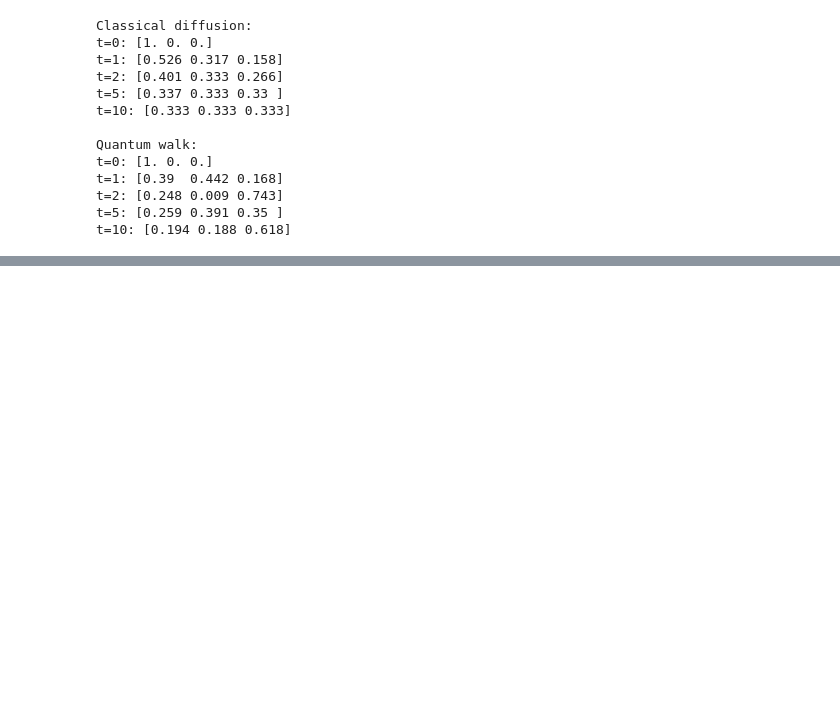
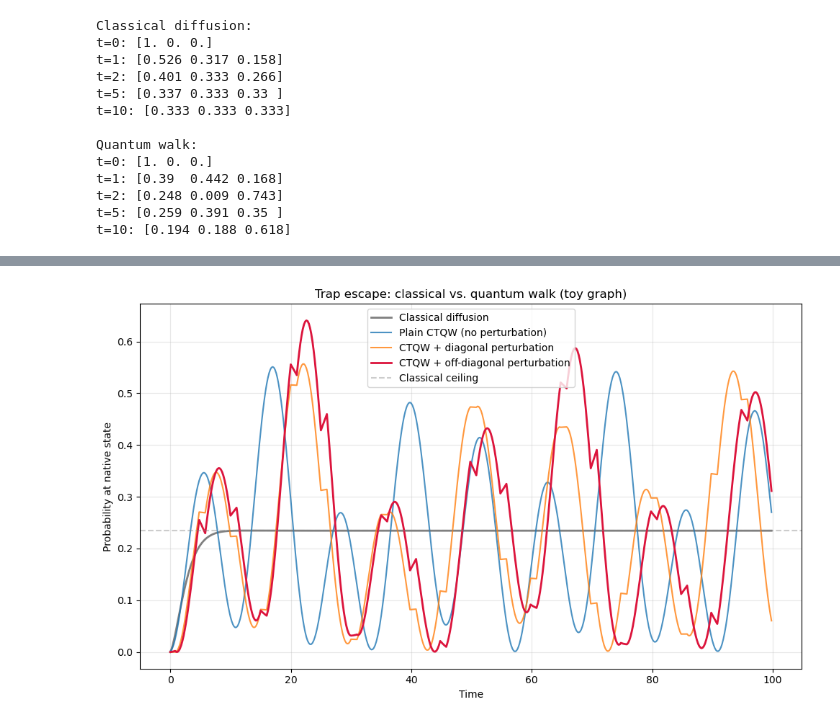
Before and after one commit to DivyaS09122006/Chaperonin_project, a Jupyter notebook: test_msm.ipynb, the cells around one changed output, grey strips where cells are left out. Saved outputs shown, nothing was run; the diff lists cells and outputs as text; code cells hidden in the pictures; blank space fills up the shorter version.

Commit message:
we made a bigger graph and tried to pull out more meaningful patterns... interesting graph

```diff
--- a/test_msm.ipynb
+++ b/test_msm.ipynb
@@ -131,0 +646,24 @@ t=10: [0.194 0.188 0.618]
+# %%
+import matplotlib.pyplot as plt
+
+# Reuse your existing trajectories from the last run
+t_values = np.arange(0, total_time, dt)
+
+plt.figure(figsize=(10, 6))
+plt.plot(t_values, classical_native, label='Classical diffusion', linewidth=2, color='gray')
+plt.plot(t_values, plain_native, label='Plain CTQW (no perturbation)', linewidth=1.5, alpha=0.8)
+plt.plot(t_values, diag_native, label='CTQW + diagonal perturbation', linewidth=1.5, alpha=0.8)
+plt.plot(t_values, offdiag_native, label='CTQW + off-diagonal perturbation', linewidth=2, color='crimson')
+
+plt.axhline(y=max(classical_native), color='gray', linestyle='--', alpha=0.4, label='Classical ceiling')
+
+plt.xlabel('Time')
+plt.ylabel('Probability at native state')
+plt.title('Trap escape: classical vs. quantum walk (toy graph)')
+plt.legend()
+plt.grid(alpha=0.3)
+plt.tight_layout()
+plt.savefig('figure1_toy_graph.png', dpi=150)
+plt.show()
+# %% [output]
+[figure, added]
```
Also changed, not shown: parts of 7 cells of this notebook, 1 other file.
